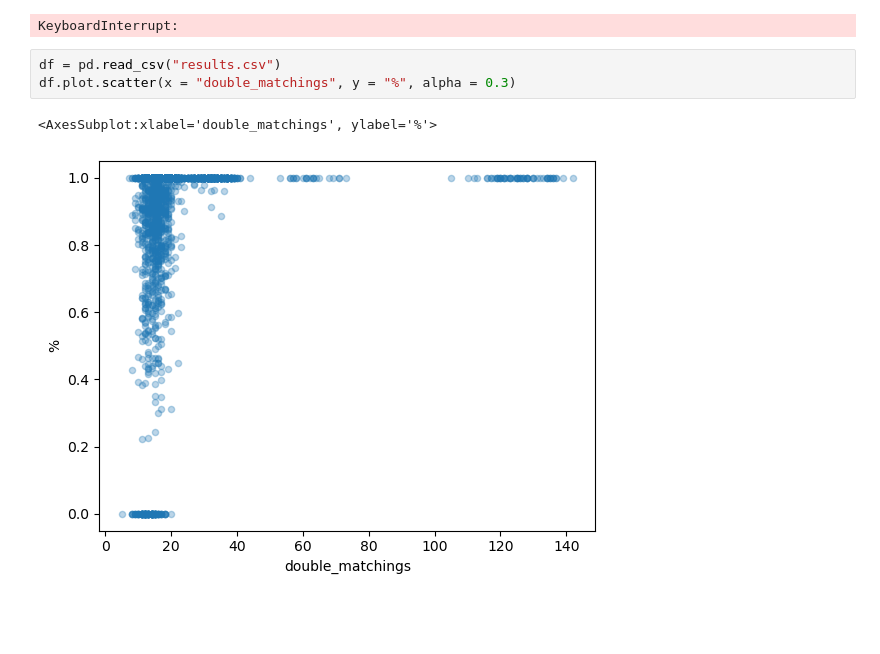
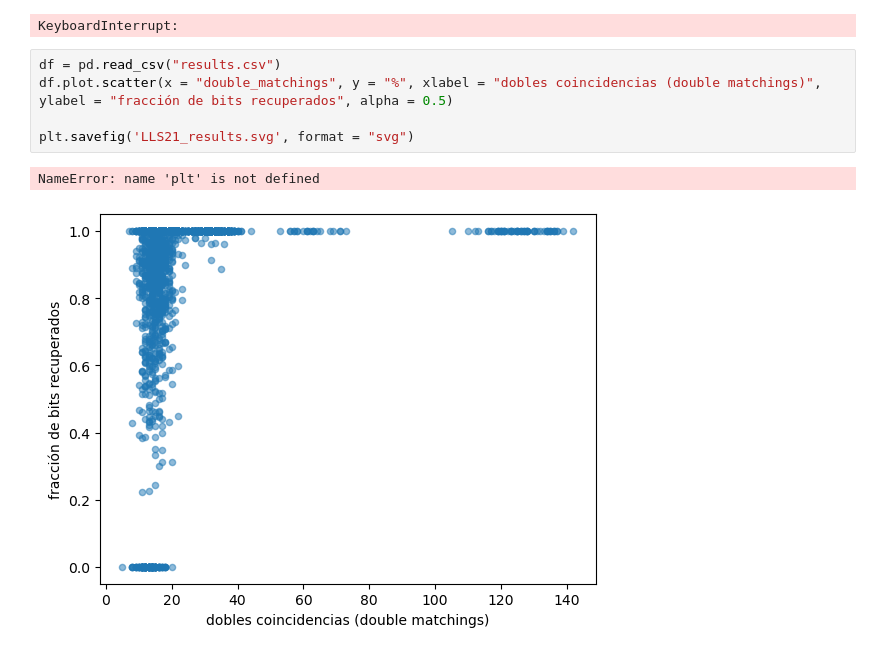
Before and after one commit to D-Cryp7/FramesQKD, a Jupyter notebook: LLS21/run.ipynb, the cells around one changed output. Drawn from its saved outputs; the diff is of its cells as text; blank space fills up the shorter version.

Commit message:
Add results

```diff
--- a/LLS21/run.ipynb
+++ b/LLS21/run.ipynb
@@ -126,7 +127,9 @@ while True:
 KeyboardInterrupt:
 # %%
 df = pd.read_csv("results.csv")
-df.plot.scatter(x = "double_matchings", y = "%", alpha = 0.3)
+df.plot.scatter(x = "double_matchings", y = "%", xlabel = "dobles coincidencias (double matchings)", ylabel = "fracción de bits recuperados", alpha = 0.5)
+
+plt.savefig('LLS21_results.svg', format = "svg")
 # %% [output]
-<AxesSubplot:xlabel='double_matchings', ylabel='%'>
+NameError: name 'plt' is not defined
-[figure, old version]
+[figure, new version]
```
Also changed, not shown: parts of 1 cell of this notebook, 9 other files.
